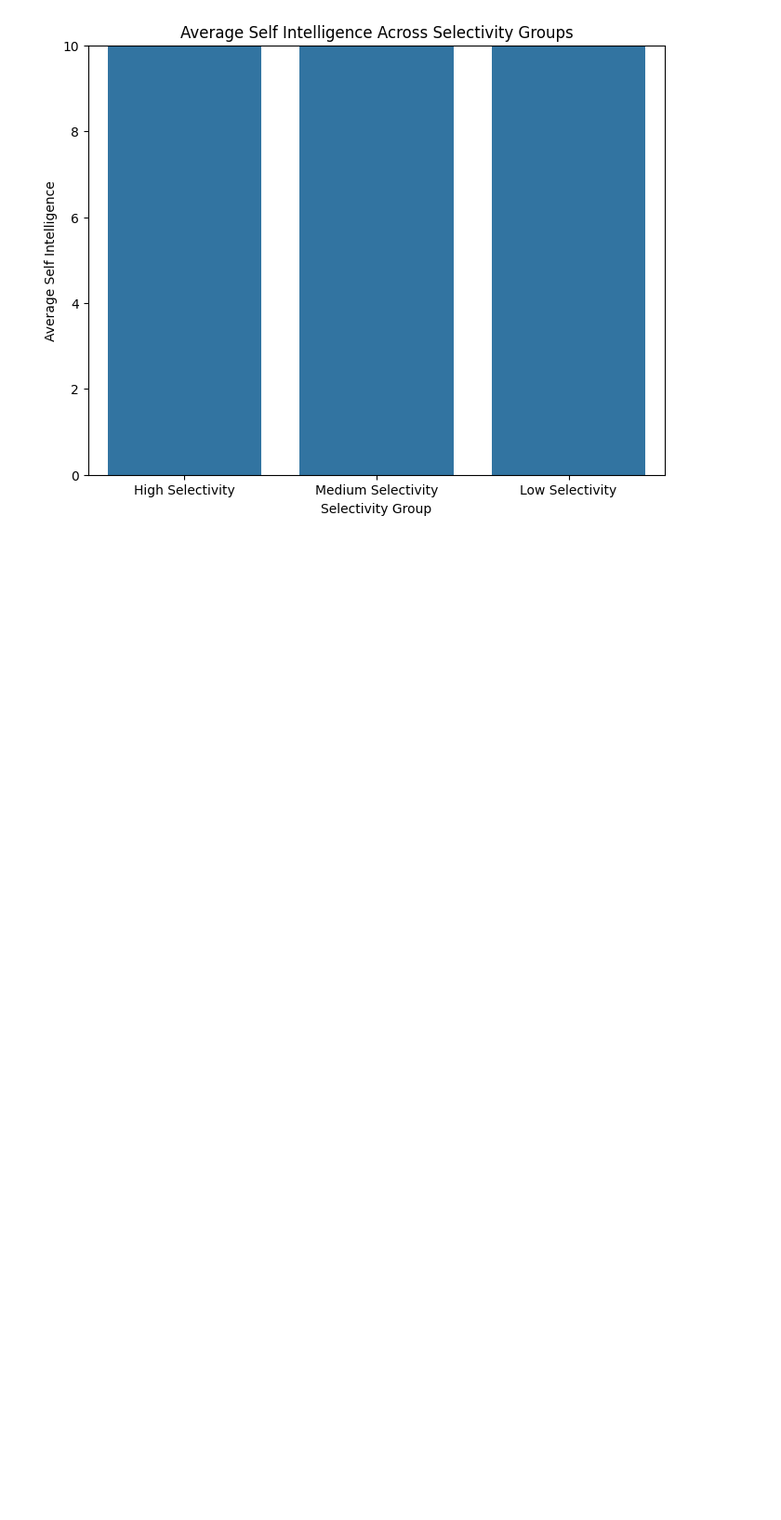
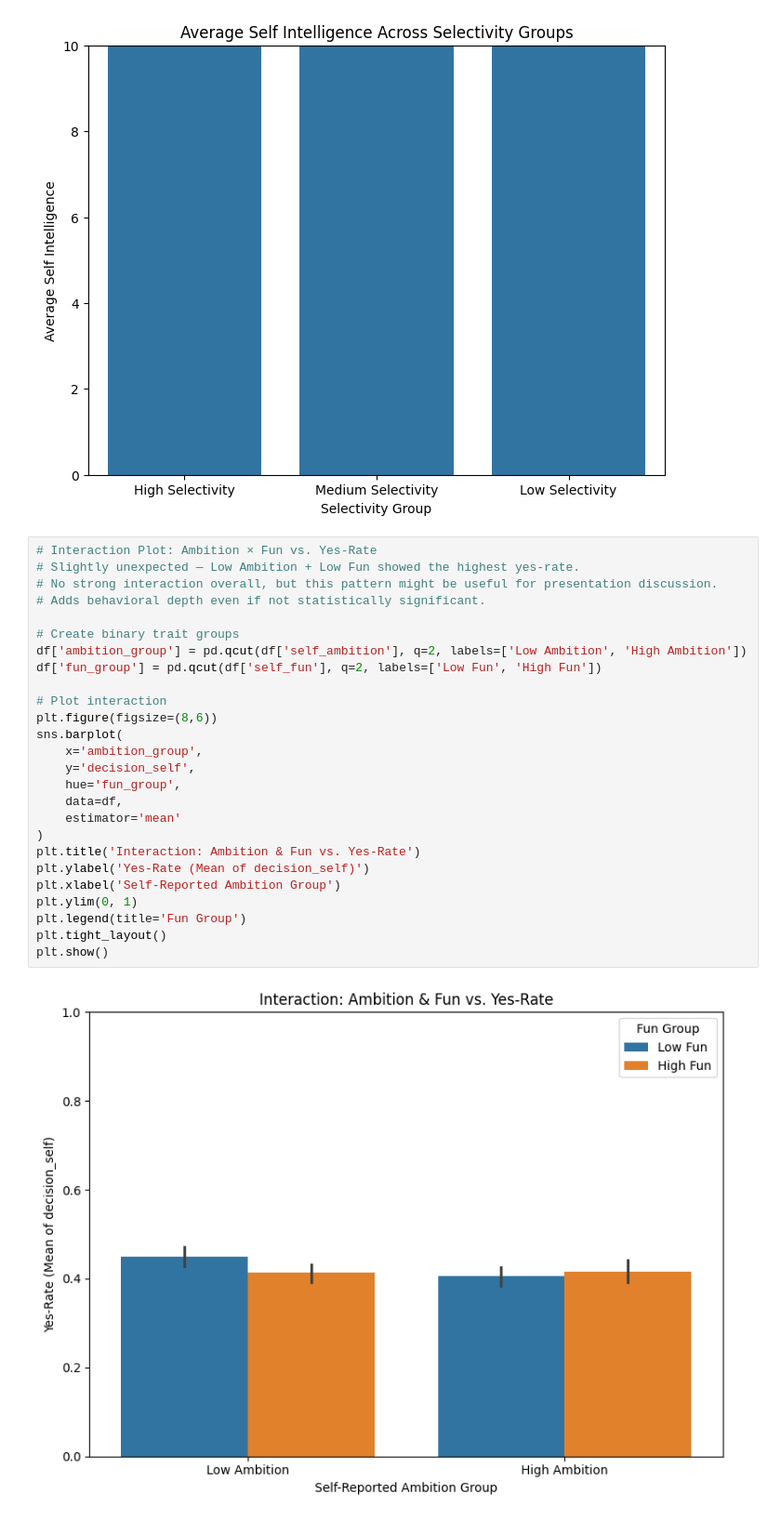
Before and after one commit to preawp/psych-of-selection, a Jupyter notebook: notebooks/eda.ipynb, the cells around one changed output. Shown: that part at 93% size. Cells and saved outputs as stored; diff of their text form; blank space fills up the shorter version.

```diff
--- a/notebooks/eda.ipynb
+++ b/notebooks/eda.ipynb
@@ -349,3 +349,31 @@ The `ci` parameter is deprecated. Use `errorbar='sd'` for the same effect.
 
   sns.barplot(
 [figure]
+# %%
+# Interaction Plot: Ambition × Fun vs. Yes-Rate
+# Slightly unexpected — Low Ambition + Low Fun showed the highest yes-rate.
+# No strong interaction overall, but this pattern might be useful for presentation discussion.
+# Adds behavioral depth even if not statistically significant.
+
+# Create binary trait groups
+df['ambition_group'] = pd.qcut(df['self_ambition'], q=2, labels=['Low Ambition', 'High Ambition'])
+df['fun_group'] = pd.qcut(df['self_fun'], q=2, labels=['Low Fun', 'High Fun'])
+
+# Plot interaction
+plt.figure(figsize=(8,6))
+sns.barplot(
+    x='ambition_group',
+    y='decision_self',
+    hue='fun_group',
+    data=df,
+    estimator='mean'
+)
+plt.title('Interaction: Ambition & Fun vs. Yes-Rate')
+plt.ylabel('Yes-Rate (Mean of decision_self)')
+plt.xlabel('Self-Reported Ambition Group')
+plt.ylim(0, 1)
+plt.legend(title='Fun Group')
+plt.tight_layout()
+plt.show()
+# %% [output]
+[figure, added]
```
Also changed, not shown: parts of 2 cells of this notebook, 1 other file.
